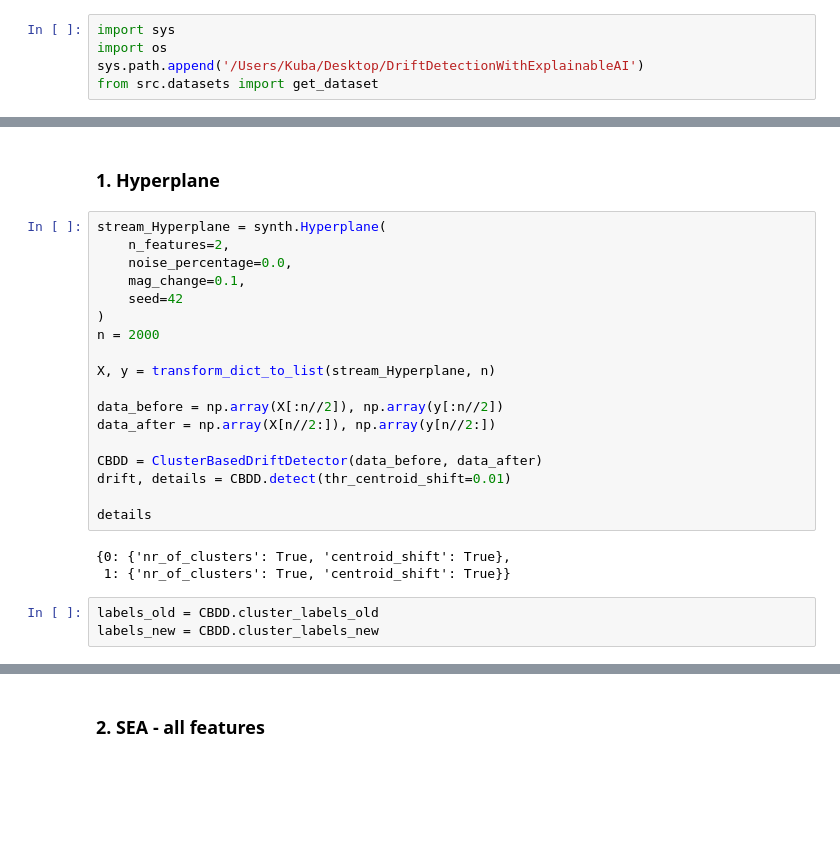
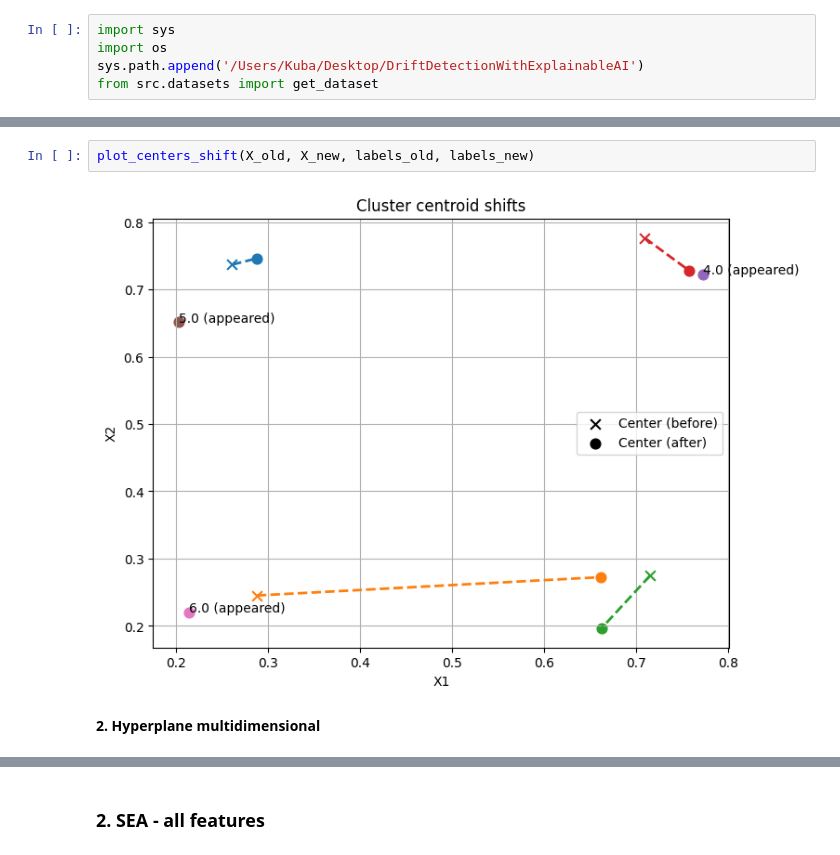
Before and after one commit to KubaCzech/DriftDetectionWithExplainableAI, a Jupyter notebook: notebooks/data_drift.ipynb, the cells around one changed output, grey strips where cells are left out. Cells and saved outputs as stored; diff of their text form; blank space fills up the shorter version.

```diff
--- a/notebooks/data_drift.ipynb
+++ b/notebooks/data_drift.ipynb
@@ -1313,26 +1339,6 @@ plot_clusters_by_class(X_old[mask1_b].values, X_new[mask1_a].values, y_old[mask1
+# %%
+plot_centers_shift(X_old, X_new, labels_old, labels_new)
+# %% [output]
+[figure, added]
 # %% [markdown]
-### **1. Hyperplane**
+**2. Hyperplane multidimensional**
-# %%
-stream_Hyperplane = synth.Hyperplane(
-    n_features=2,
-    noise_percentage=0.0,
-    mag_change=0.1,
-    seed=42
-)
-n = 2000
-
-X, y = transform_dict_to_list(stream_Hyperplane, n)
-
-data_before = np.array(X[:n//2]), np.array(y[:n//2])
-data_after = np.array(X[n//2:]), np.array(y[n//2:])
-
-CBDD = ClusterBasedDriftDetector(data_before, data_after)
-drift, details = CBDD.detect(thr_centroid_shift=0.01)
-
-details
-# %% [output]
-{0: {'nr_of_clusters': True, 'centroid_shift': True},
- 1: {'nr_of_clusters': True, 'centroid_shift': True}}
-# %%
-labels_old = CBDD.cluster_labels_old
-labels_new = CBDD.cluster_labels_new
```
Also changed, not shown: parts of 9 cells of this notebook.
